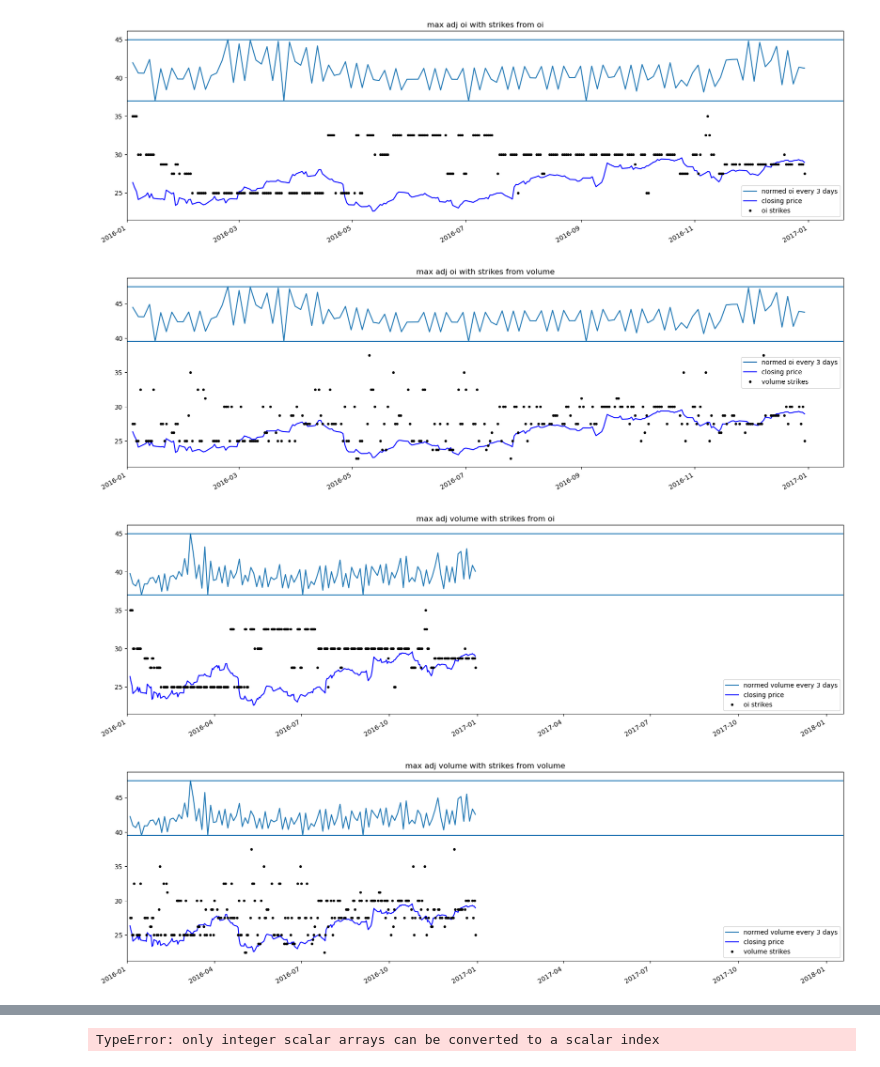
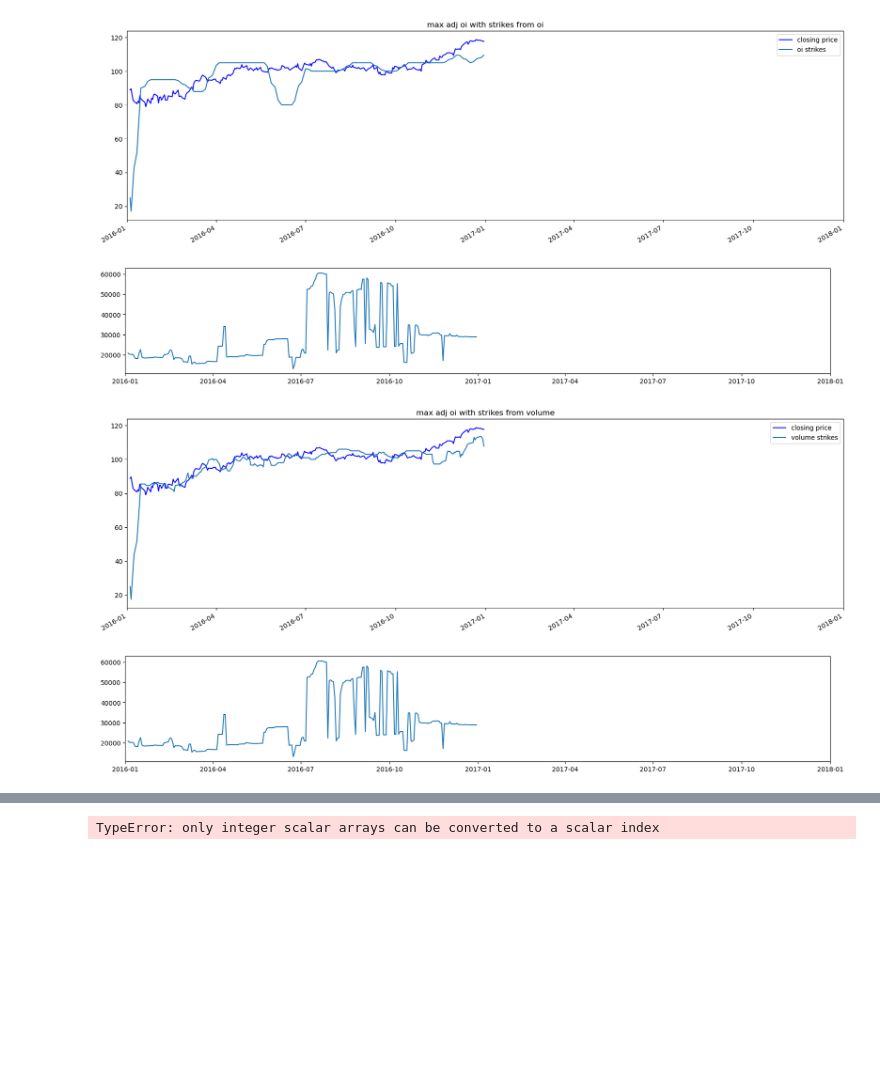
Before and after one commit to joeHollander/Quant_Finance, a Jupyter notebook: Options/DeltaHedgingPressure.ipynb, the cells around one changed output, grey strips where cells are left out. Saved outputs shown, nothing was run; the diff lists cells and outputs as text; code cells hidden in the pictures; blank space fills up the shorter version.

```diff
--- a/Options/DeltaHedgingPressure.ipynb
+++ b/Options/DeltaHedgingPressure.ipynb
@@ -10,7 +11,7 @@ import datetime as dt
 np.warnings.filterwarnings('ignore', category=np.VisibleDeprecationWarning)
 # %%
 # loading data
-path = r"Data\AAPL_options.csv"
+path = r"Data\CVX_options.csv"
 options_df = pd.read_csv(path)
 options_df.head(2)
 # %% [output]
@@ -164,6 +173,2 @@ print(max_df[["max_oi_term", "max_volume_term"]])
 
 [252 rows x 2 columns]
-# %%
-max_df.loc[:, "max_oi_date"] = list(map(lambda date, term: date + timedelta(term), max_df["date"], max_df["max_oi_term"]))
-max_df.loc[:, "max_volume_date"] = list(map(lambda date, term: date + timedelta(term), max_df["date"], max_df["max_volume_term"]))
-max_df.head(2)
@@ -174,5 +174,0 @@ max_df.head(2)
-# %%
-max_df.loc[:, "max_oi_strike"] = list(map(lambda strikes, vals: strikes[np.argmax(vals)], max_df["max_oi_strikes"], max_df["max_ois"]))
-max_df.loc[:, "max_volume_strike"] = list(map(lambda strikes, vals: strikes[np.argmax(vals)], max_df["max_volume_strikes"], max_df["max_volumes"]))
-
-max_df[["max_oi_strike", "max_volume_strike"]].head(10)
@@ -205,0 +175,9 @@ Name: max_oi_strike, Length: 252, dtype: float64
+# %%
+# finding future date where open interest and volume are highest
+def fut_date(date, terms):
+    return [date + timedelta(int(term)) for term in terms]
+
+max_df.loc[:, "max_oi_dates"] = max_df.apply(lambda x: fut_date(x["date"], x["max_oi_term"]), axis=1)
+max_df.loc[:, "max_volume_dates"] = max_df.apply(lambda x: fut_date(x["date"], x["max_volume_term"]), axis=1)
+
+max_df.head(2)
@@ -217,44 +199,76 @@ def ma(a, n=3):
 
 # plt.figure(figsize=(20,6))
 # plt.plot(date_range, minmaxnorm(grouped_df, 32, 38), label="normed volume every 3 days")
 # plt.plot(df["date"], [x[0] for x in df["closing price"]], label="closing price", color="blue")
 # plt.plot(df["date"], max_df["max_volume_strike"], "k.", label="strike")
 # plt.xlim([dt.date(2016, 1, 1), max_df["max_volume_date"].iloc[-1]])
 # plt.axhline(32)
 # plt.axhline(38)
 # plt.gcf().autofmt_xdate()
 # plt.legend()
 # plt.show()
 
 names = ["oi", "volume"]
 
+def first(iter):
+    return [x[0] for x in iter]
 
+def second(iter):
+    return [x[1] for x in iter]
+
+def smooth_series(series):
+    # Initialize the result list with the first element
+    smoothed = [series[0][0]]  # Start with the first value of the first list
+
+    for i in range(1, len(series)):
+        prev_value = smoothed[-1]  # Get the last smoothed value
+        current_list = series[i]
+
+        # Check if the first value in the current list matches the previous value
+        if current_list[0] == prev_value:
+            smoothed.append(current_list[0])
+        elif current_list[1] == prev_value:
+            smoothed.append(current_list[1])
+        elif current_list[2] == prev_value:
+            smoothed.append(current_list[2])
+        elif current_list[3] == prev_value:
+            smoothed.append(current_list[3])
+        else:
+            smoothed.append(current_list[0])  # Default to the first value if no match
+
+    return smoothed
+
+max_df.loc[:, "smoothed_oi_strike"] = smooth_series(max_df.loc[:, "max_oi_strike"])
+max_df.loc[:, "smoothed_volume_strike"] = smooth_series(max_df.loc[:, "max_volume_strike"])
 
 for i in range(2):
     for j in range(2):
 
-        max_val = np.max(max_df.iloc[:, 13+j]) if np.max(max_df.iloc[:, 13+j]) > np.max([x[0] for x in df["closing price"]]) else np.max([x[0] for x in df["closing price"]])
-        min_val = np.min(max_df.iloc[:, 13+j]) if np.min(max_df.iloc[:, 13+j]) > np.min([x[0] for x in df["closing price"]]) else np.min([x[0] for x in df["closing price"]])
+        min_val = 20
+        max_val = 30
 
-        grouped_df = max_df.groupby(pd.Grouper(key='date', freq='3D'))[f"max_{names[i]}"].sum()
-        date_range = pd.date_range(df["date"].iloc[0], df["date"].iloc[-1], periods=len(minmaxnorm(grouped_df, max_val, max_val+5)))
+
+        #grouped_df = max_df.groupby(pd.Grouper(key='date', freq='3D'))[f"max_{names[i]}"].sum()
+        date_range = pd.date_range(df["date"].iloc[0], df["date"].iloc[-1], periods=len(minmaxnorm(max_df[f"max_{names[i]}"], max_val, max_val+5)))
 
 
         plt.figure(figsize=(20,6))
-        plt.plot(date_range, minmaxnorm(grouped_df, max_val+2, max_val+10), label=f"normed {names[i]} every 3 days")
+        #plt.plot(date_range, minmaxnorm(grouped_df, min_val, max_val), label=f"normed {names[i]} every 3 days")
         plt.plot(df["date"], [x[0] for x in df["closing price"]], label="closing price", color="blue")
-        plt.plot(df["date"], max_df.iloc[:, 13+j], "k.", label=f"{names[j]} strikes")
-        plt.xlim([dt.date(2016, 1, 1), max_df.iloc[:, 11+i].iloc[-1]])
+        plt.plot(df["date"], ma(max_df.iloc[:, 15+j].to_numpy(), 10), label=f"{names[j]} strikes")
+        plt.xlim([dt.date(2016, 1, 1), dt.date(2018,1,1)])
         plt.title(f"max adj {names[i]} with strikes from {names[j]}")
-        plt.axhline(max_val+2)
-        plt.axhline(max_val+10)
         plt.gcf().autofmt_xdate()
         plt.legend()
+        plt.figure(figsize=(20,3))
+        plt.plot(date_range, max_df[f"max_{names[i]}"])
+        plt.xlim([dt.date(2016, 1, 1), dt.date(2018,1,1)])
         plt.show()
 
-print(grouped_df)
+
+max_df.head(2)
 # %% [output]
-[figure, old version]
+[figure, new version]
-[figure, old version]
+[figure, new version]
-[figure, old version]
+[figure, new version]
-[figure, old version]
+[figure, new version]
```
Also changed, not shown: parts of 13 cells of this notebook.
